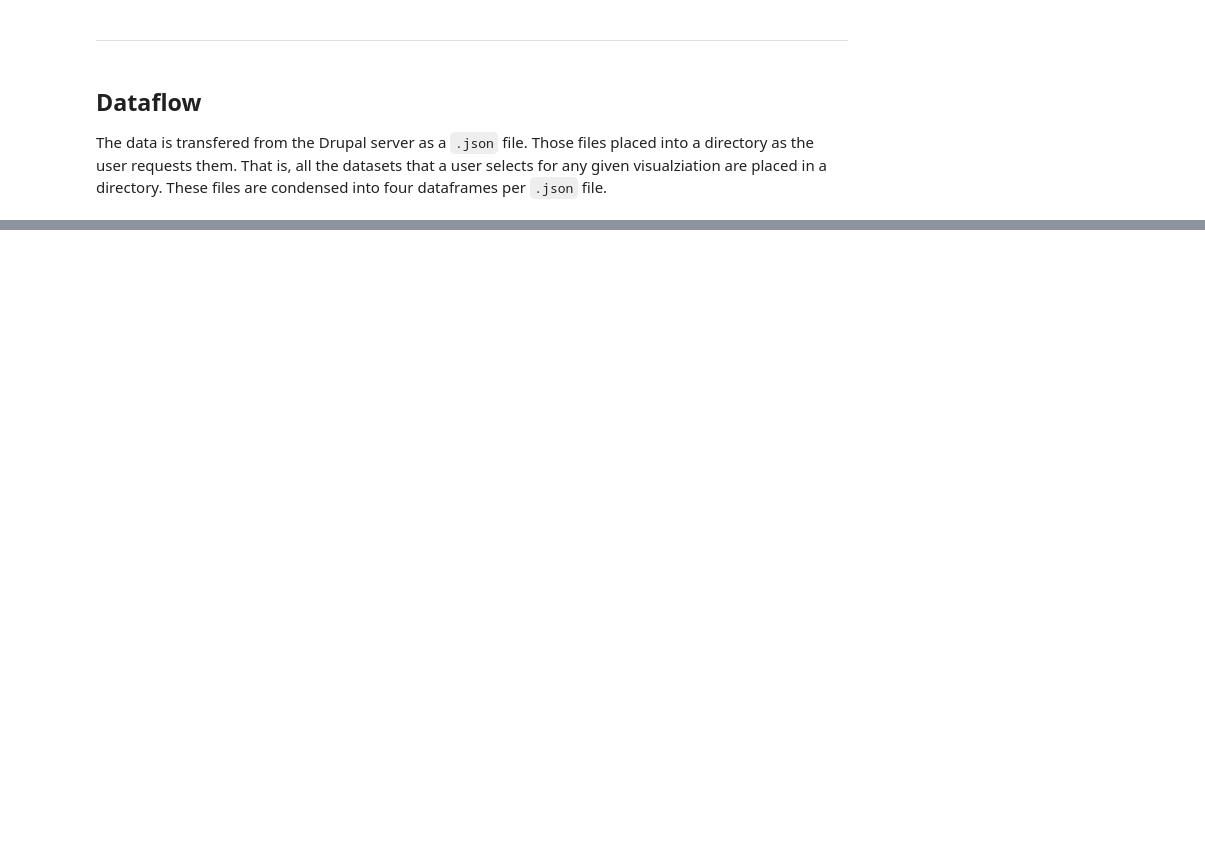
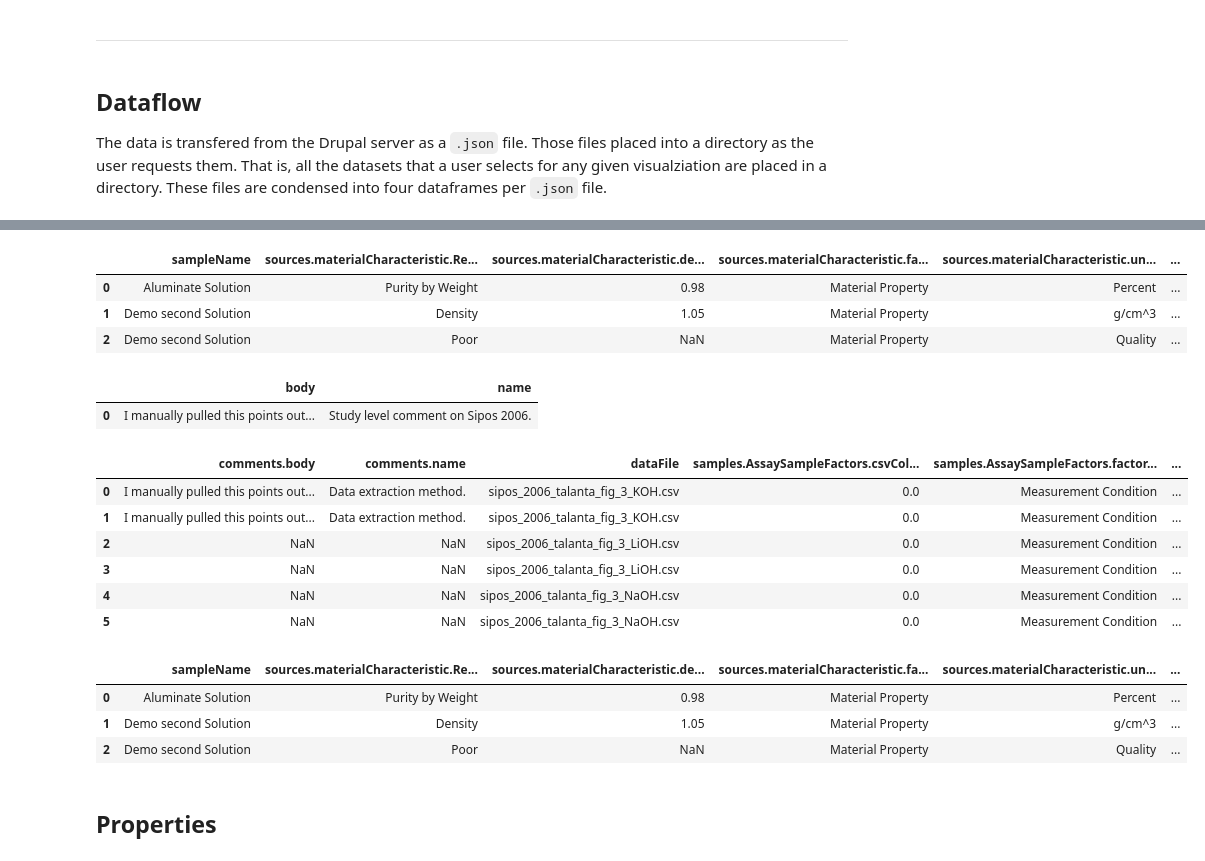
Before and after one commit to biggstd/isaDream, a Jupyter notebook: dev_notebooks/vis_01.ipynb, the cells around one changed output, grey strips where cells are left out. Saved outputs shown, nothing was run; the diff lists cells and outputs as text; code cells hidden in the pictures; blank space fills up the shorter version.

```diff
--- a/dev_notebooks/vis_01.ipynb
+++ b/dev_notebooks/vis_01.ipynb
@@ -176,0 +83,32 @@ class ratio(Operation):
+# %%
+MODEL._DrupalNode__study_samples
+# %% [output]
+|  | sampleName | sources.materialCharacteristic.Re... | sources.materialCharacteristic.de... | sources.materialCharacteristic.fa... | sources.materialCharacteristic.un... | ... |
+| 0 | Aluminate Solution | Purity by Weight | 0.98 | Material Property | Percent | ... |
+| 1 | Demo second Solution | Density | 1.05 | Material Property | g/cm^3 | ... |
+| 2 | Demo second Solution | Poor | NaN | Material Property | Quality | ... |
+# %%
+MODEL._DrupalNode__study_comments
+# %% [output]
+|  | body | name |
+| 0 | I manually pulled this points out... | Study level comment on Sipos 2006. |
+# %%
+MODEL._DrupalNode__study_assays
+# %% [output]
+|  | comments.body | comments.name | dataFile | samples.AssaySampleFactors.csvCol... | samples.AssaySampleFactors.factor... | ... |
+| 0 | I manually pulled this points out... | Data extraction method. | sipos_2006_talanta_fig_3_KOH.csv | 0.0 | Measurement Condition | ... |
+| 1 | I manually pulled this points out... | Data extraction method. | sipos_2006_talanta_fig_3_KOH.csv | 0.0 | Measurement Condition | ... |
+| 2 | NaN | NaN | sipos_2006_talanta_fig_3_LiOH.csv | 0.0 | Measurement Condition | ... |
+| 3 | NaN | NaN | sipos_2006_talanta_fig_3_LiOH.csv | 0.0 | Measurement Condition | ... |
+| 4 | NaN | NaN | sipos_2006_talanta_fig_3_NaOH.csv | 0.0 | Measurement Condition | ... |
+| 5 | NaN | NaN | sipos_2006_talanta_fig_3_NaOH.csv | 0.0 | Measurement Condition | ... |
+# %%
+df = MODEL._DrupalNode__study_samples
+df
+# %% [output]
+|  | sampleName | sources.materialCharacteristic.Re... | sources.materialCharacteristic.de... | sources.materialCharacteristic.fa... | sources.materialCharacteristic.un... | ... |
+| 0 | Aluminate Solution | Purity by Weight | 0.98 | Material Property | Percent | ... |
+| 1 | Demo second Solution | Density | 1.05 | Material Property | g/cm^3 | ... |
+| 2 | Demo second Solution | Poor | NaN | Material Property | Quality | ... |
+# %% [markdown]
+## Properties
```
Also changed, not shown: parts of 65 cells of this notebook, 4 other files.
